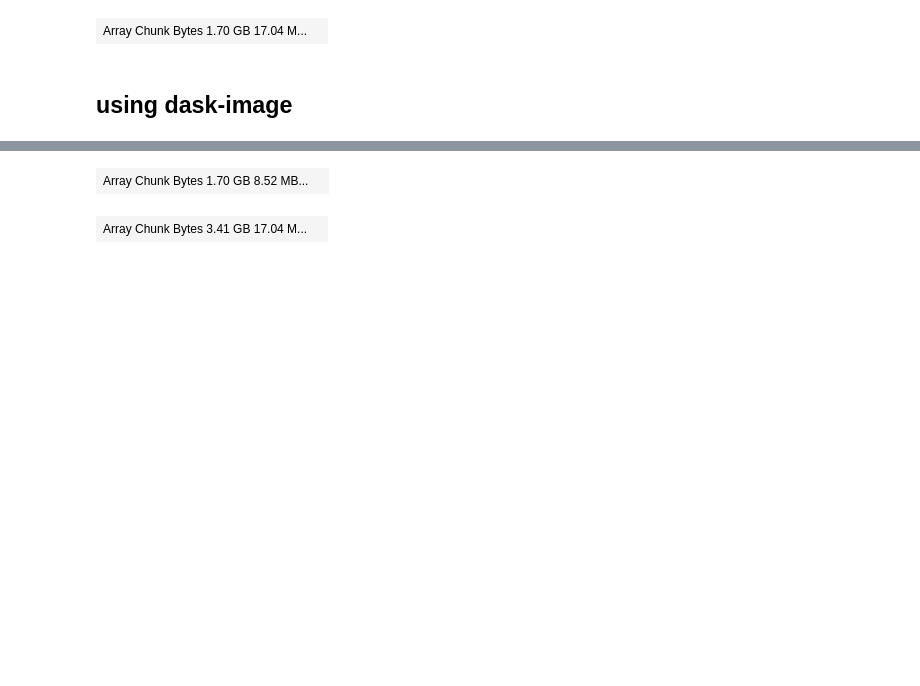
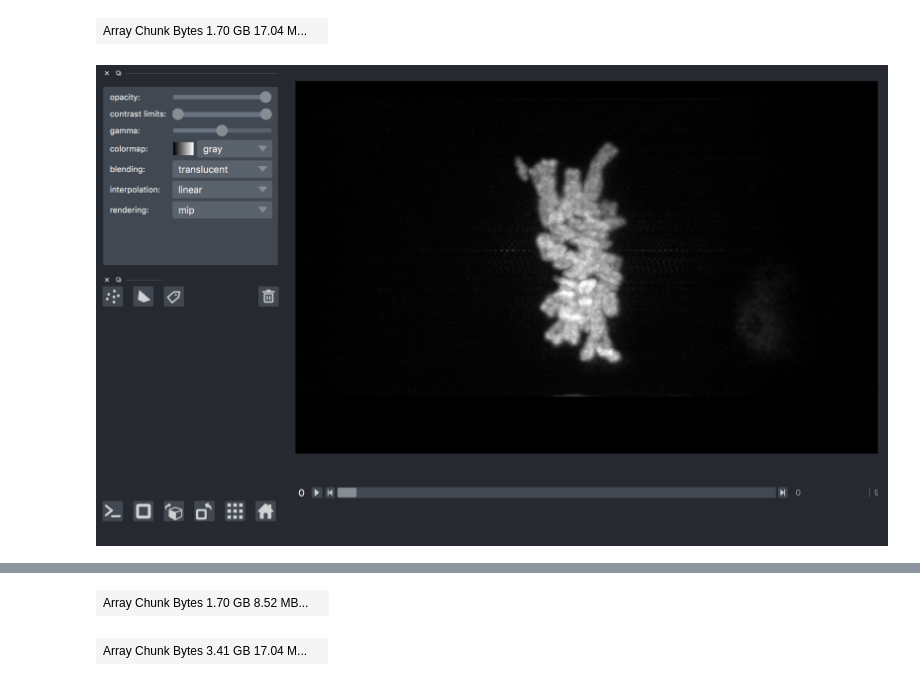
Before and after one commit to tlambert03/napari-dask-example, a Jupyter notebook: dask_napari.ipynb, the cells around one changed output, grey strips where cells are left out. Drawn from its saved outputs; the diff is of its cells as text; code cells hidden in the pictures; blank space fills up the shorter version.

```diff
--- a/dask_napari.ipynb
+++ b/dask_napari.ipynb
@@ -144,11 +164,12 @@ cropped
 # %%
 viewer = napari.view_image(
     cropped,
     contrast_limits=[90, 1500],
     multiscale=False,
     ndisplay=3,
     scale=(1, 3, 1, 1),
     translate=(0, 0, 0, -150)
 )
+nbscreenshot(viewer)
+# %% [output]
+[figure, added]
-# %% [markdown]
-## using dask-image
```
Also changed, not shown: parts of 17 cells of this notebook.
